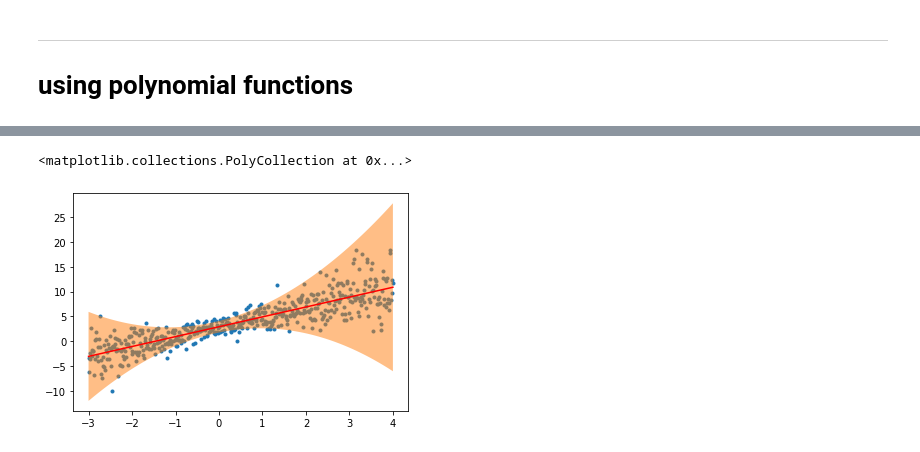
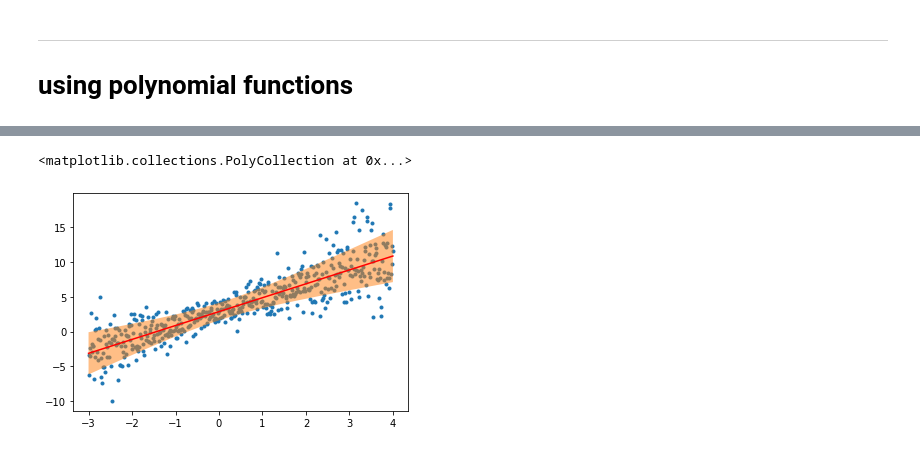
Before and after one commit to Miralleyan/Kandidatarbete, a Jupyter notebook: Joel/bayesian_network.ipynb, the cells around one changed output, grey strips where cells are left out. Saved outputs shown, nothing was run; the diff lists cells and outputs as text; code cells hidden in the pictures.

Commit message:
bug-fix in plotting

```diff
--- a/Joel/bayesian_network.ipynb
+++ b/Joel/bayesian_network.ipynb
@@ -194,9 +194,10 @@ for epoch in range(max_epoch):
 # %%
-m, s = model(x)
+m, var = model(x)
+s = var.sqrt()
 
 plt.scatter(x, y, marker='.')
 plt.plot(x, m.detach(), 'r')
 plt.fill_between(x.squeeze(), (m.detach()-s.detach()).squeeze(), (m.detach()+s.detach()).squeeze(), alpha=0.5)
 # %% [output]
 <matplotlib.collections.PolyCollection at 0x...>
-[figure, old version]
+[figure, new version]
```
Also changed, not shown: parts of 1 cell of this notebook.
